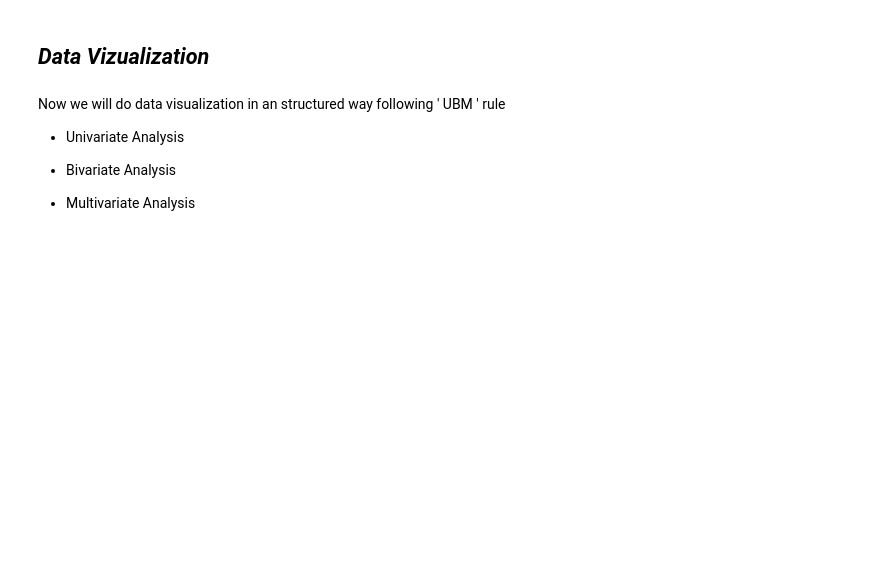
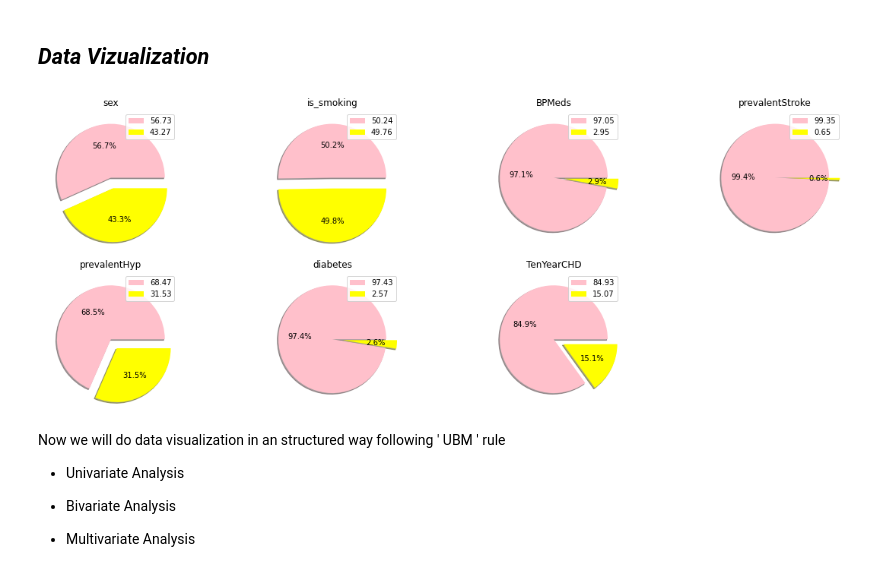
Before and after one commit to ashisaxena710/Cardiovascular-Risk-Prediction, a Jupyter notebook: AshiIndividualColab_CardiovascularRiskPrediction.ipynb, the cells around one changed output. Cells and saved outputs as stored; diff of their text form; code cells hidden in the pictures; blank space fills up the shorter version.

```diff
--- a/AshiIndividualColab_CardiovascularRiskPrediction.ipynb
+++ b/AshiIndividualColab_CardiovascularRiskPrediction.ipynb
@@ -340,6 +346,20 @@ TenYearCHD         0
 dtype: int64
 # %% [markdown]
 ## ***Data Vizualization***
+# %%
+# visualization code
+plt.figure(figsize=(20,15))
+colors = ['pink', 'yellow']
+explode = [0, 0.2]
+for i,j in enumerate(categorical_variable[1:]):
+  plt.subplot(4,4,i+1)
+  # sns.countplot(df[j])
+  plt.pie(df[j].value_counts(),explode=explode,colors=colors, autopct='%1.1f%%', shadow=True)
+  plt.legend(round(df[j].value_counts()*100/len(df[j]),2))
+  plt.title(j)
+plt.show()
+# %% [output]
+[figure, added]
 # %% [markdown]
 Now we will do data visualization in an structured way following ' UBM ' rule
 
```
Also changed, not shown: parts of 3 cells of this notebook.
